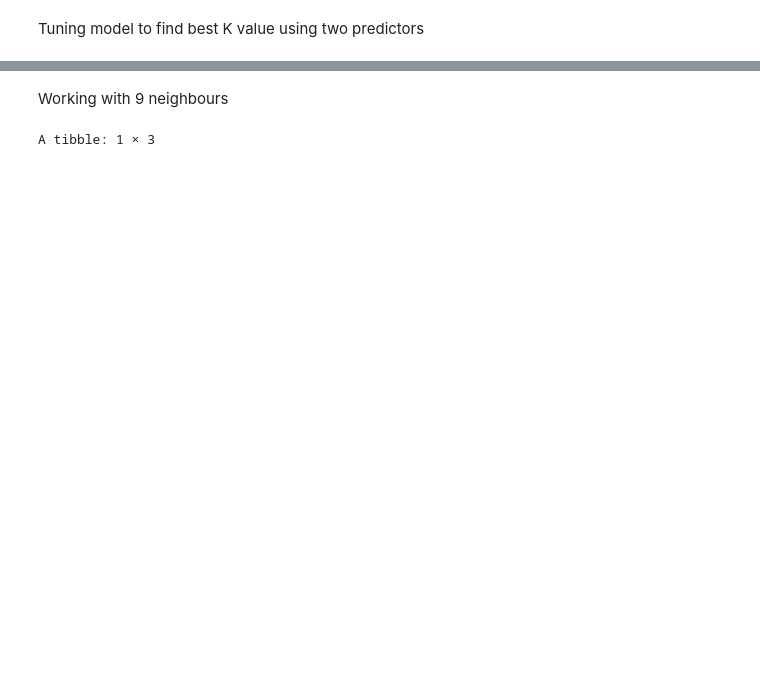
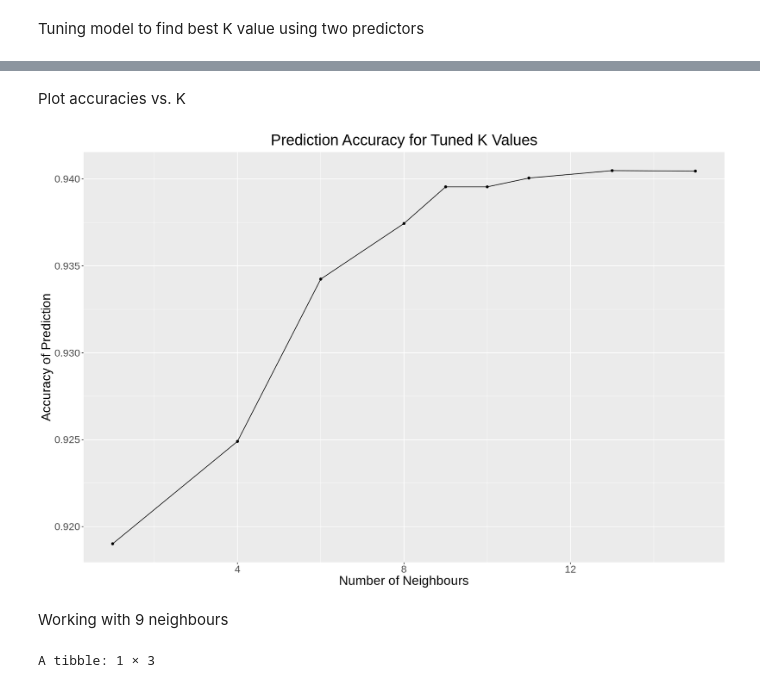
Before and after one commit to niickmerc/DSCI100-Group-Final, a Jupyter notebook: ProjectReport.ipynb, the cells around one changed output, grey strips where cells are left out. Drawn from its saved outputs; the diff is of its cells as text; code cells hidden in the pictures; blank space fills up the shorter version.

```diff
--- a/ProjectReport.ipynb
+++ b/ProjectReport.ipynb
@@ -138,3 +114,19 @@ A tibble: 16 × 7
+# %% [markdown]
+Plot accuracies vs. K
+# %%
+options(repr.plot.width= 15, repr.plot.height= 10)
+
+accuracies_plot = accuracies %>%
+                ggplot(aes(x = neighbors, y = mean)) +
+                geom_point() +
+                geom_line() +
+                labs(x = "Number of Neighbours", y = "Accuracy of Prediction") +
+                ggtitle("Prediction Accuracy for Tuned K Values") +
+                theme(plot.title = element_text(hjust = 0.5), text = element_text(size = 20))
+
+accuracies_plot
+# %% [output]
+[figure, added]
 # %% [markdown]
 Working with 9 neighbours
 # %%
```
Also changed, not shown: parts of 16 cells of this notebook.
